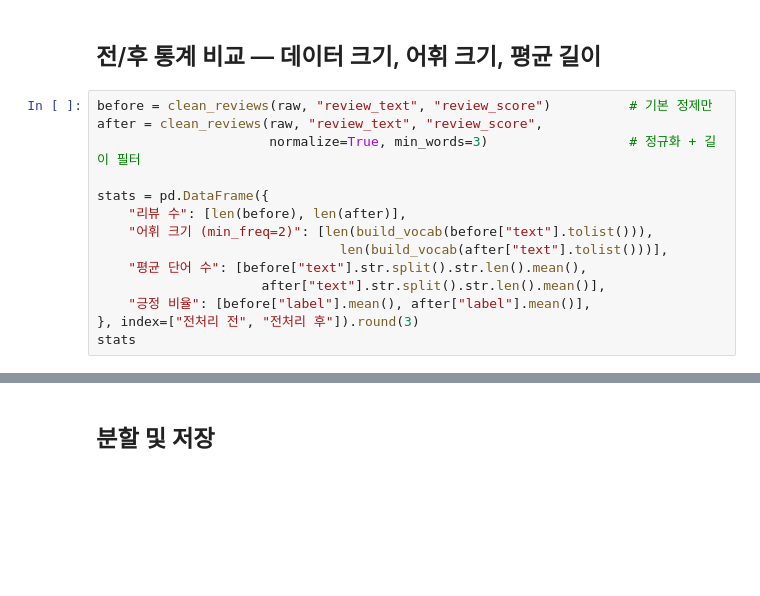
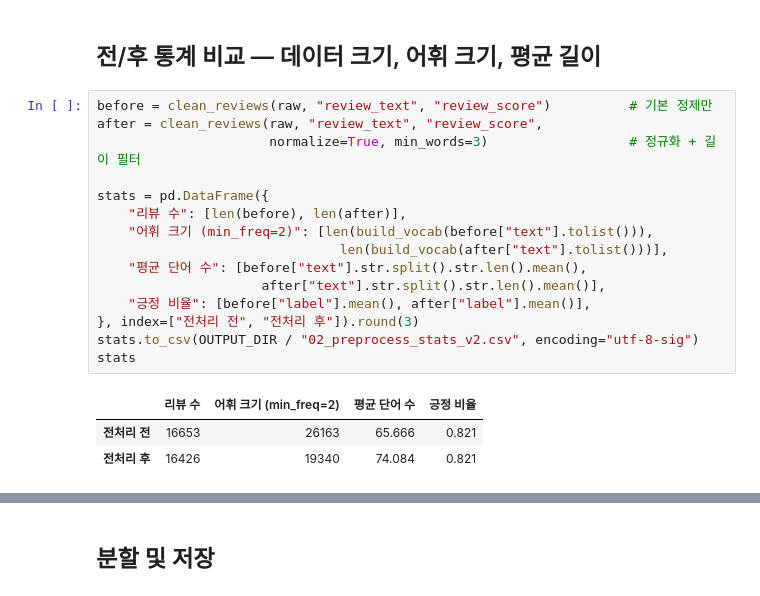
Before and after one commit to rhantj/review-check, a Jupyter notebook: notebooks/02_preprocessing.ipynb, the cells around one changed output, grey strips where cells are left out. Cells and saved outputs as stored; diff of their text form; blank space fills up the shorter version.

```diff
--- a/notebooks/02_preprocessing.ipynb
+++ b/notebooks/02_preprocessing.ipynb
@@ -47,17 +70,22 @@ compare
 # %%
 before = clean_reviews(raw, "review_text", "review_score")          # 기본 정제만
 after = clean_reviews(raw, "review_text", "review_score",
                       normalize=True, min_words=3)                  # 정규화 + 길이 필터
 
 stats = pd.DataFrame({
     "리뷰 수": [len(before), len(after)],
     "어휘 크기 (min_freq=2)": [len(build_vocab(before["text"].tolist())),
                                len(build_vocab(after["text"].tolist()))],
     "평균 단어 수": [before["text"].str.split().str.len().mean(),
                      after["text"].str.split().str.len().mean()],
     "긍정 비율": [before["label"].mean(), after["label"].mean()],
 }, index=["전처리 전", "전처리 후"]).round(3)
+stats.to_csv(OUTPUT_DIR / "02_preprocess_stats_v2.csv", encoding="utf-8-sig")
 stats
+# %% [output]
+|  | 리뷰 수 | 어휘 크기 (min_freq=2) | 평균 단어 수 | 긍정 비율 |
+| 전처리 전 | 16653 | 26163 | 65.666 | 0.821 |
+| 전처리 후 | 16426 | 19340 | 74.084 | 0.821 |
 # %%
 fig, axes = plt.subplots(1, 3, figsize=(13, 4))
 for ax, col in zip(axes, ["리뷰 수", "어휘 크기 (min_freq=2)", "평균 단어 수"]):
```
Also changed, not shown: parts of 12 cells of this notebook, 12 other files.
